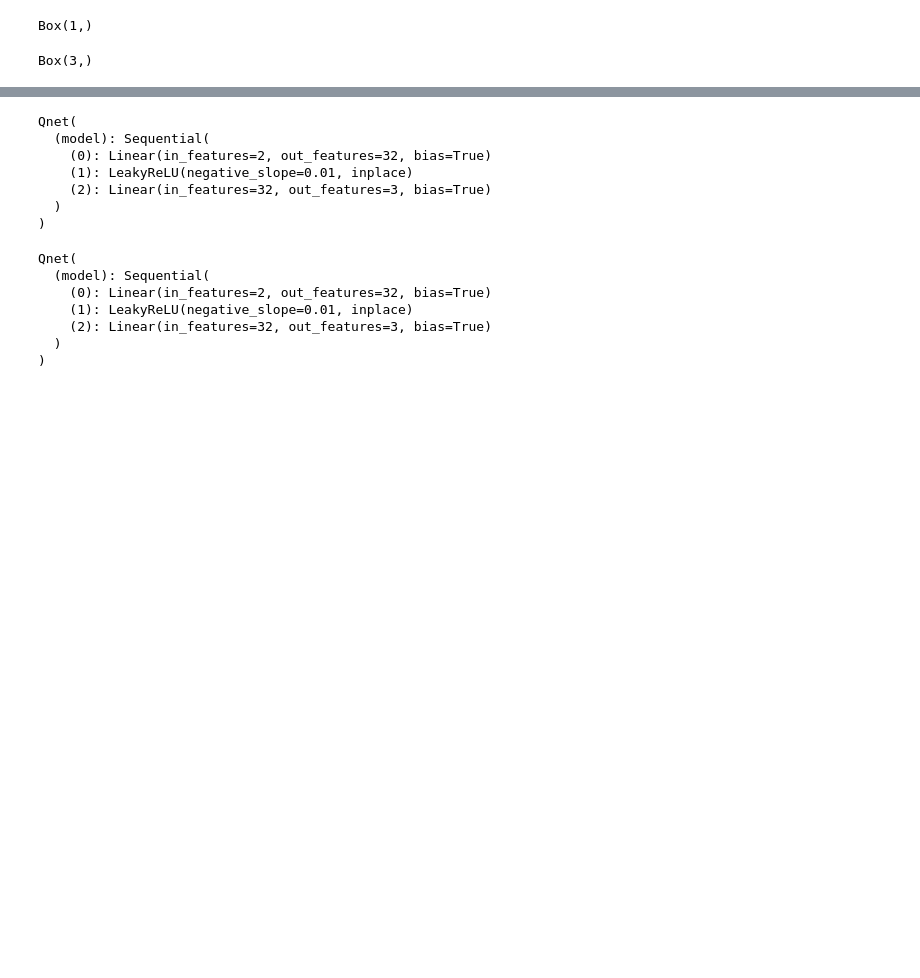
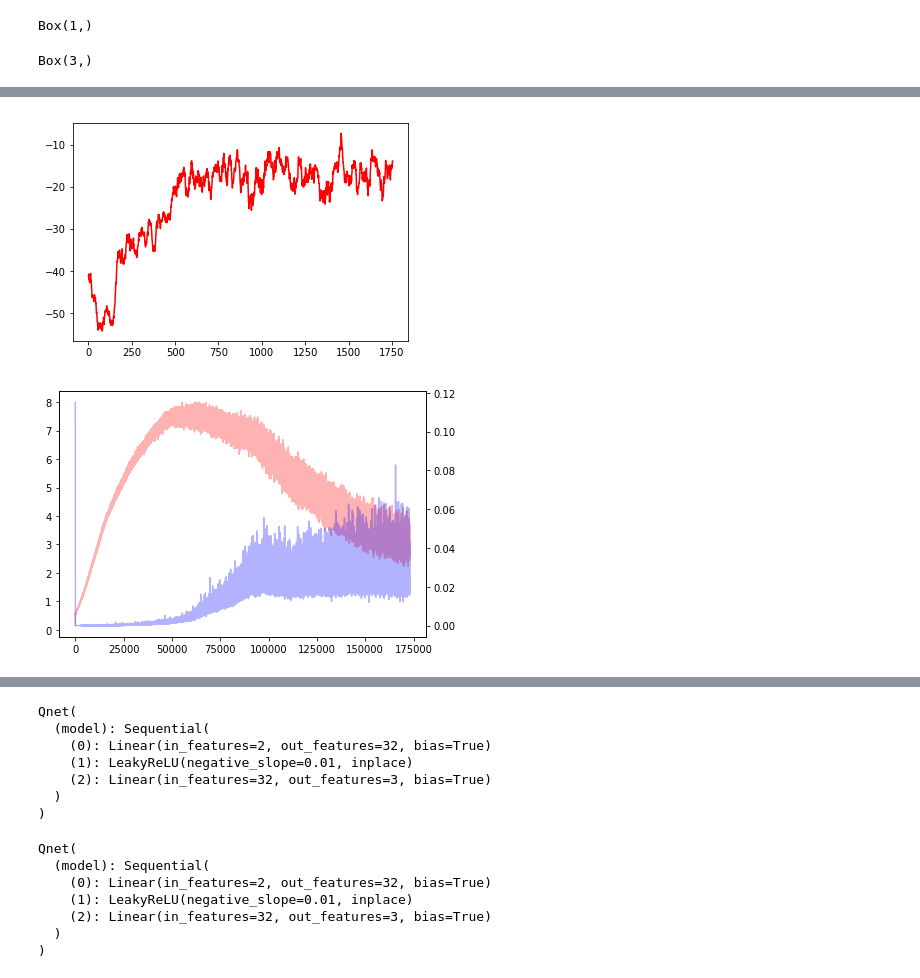
Before and after one commit to biggoka/pytorch_samples, a Jupyter notebook: gym/pendulum.ipynb, the cells around one changed output, grey strips where cells are left out. Cells and saved outputs as stored; diff of their text form; code cells hidden in the pictures; blank space fills up the shorter version.

```diff
--- a/gym/pendulum.ipynb
+++ b/gym/pendulum.ipynb
@@ -137,3 +138,11 @@ actor_optim = torch.optim.Adam(policy_actor.parameters(), lr=0.01)
+# %%
+critic_optim = torch.optim.Adam(policy_critic.parameters(), lr=0.003)
+# actor_optim = torch.optim.Adam(policy_actor.parameters(), lr=0.001)
+actor_optim = torch.optim.SGD(policy_actor.parameters(), lr=0.02)
+# optim = torch.optim.SGD(policy_net.parameters(), lr=0.001)
+
+# from torch.optim.lr_scheduler import StepLR
+# scheduler = StepLR(optim, step_size=100, gamma=0.84)
 # %%
 # %%prun
 # env = gym.make('CartPole-v0')
@@ -372 +390,35 @@ plt.plot(pd.Series(cum_reward_mem).rolling(20).mean().dropna().values, color='re
+# %%
+import matplotlib.pyplot as plt
+%matplotlib inline
+
+import pandas as pd
+
+
+
+plt.figure()
+# plt.plot(len_mem, 'o')
+plt.plot(pd.Series(cum_reward_mem).rolling(20).mean().dropna().values, color='red')
+plt.show()
+
+# plt.figure()
+# plt.plot(a_loss, color='red', label='actor loss')
+# plt.plot(c_loss, color='blue', label='critic loss')
+# plt.legend()
+# plt.show()
+
+fig, ax1 = plt.subplots()
+
+color = 'tab:red'
+ax1.plot(a_loss, color='red', label='actor loss', alpha=0.3)
+
+ax2 = ax1.twinx()  # instantiate a second axes that shares the same x-axis
+
+color = 'tab:blue'
+ax2.plot(c_loss, color='blue', label='critic loss', alpha=0.3)
+
+fig.tight_layout()  # otherwise the right y-label is slightly clipped
+plt.show()
+# %% [output]
+[figure, added]
+[figure, added]
 # %%
```
Also changed, not shown: parts of 14 cells of this notebook, 7 other files.
